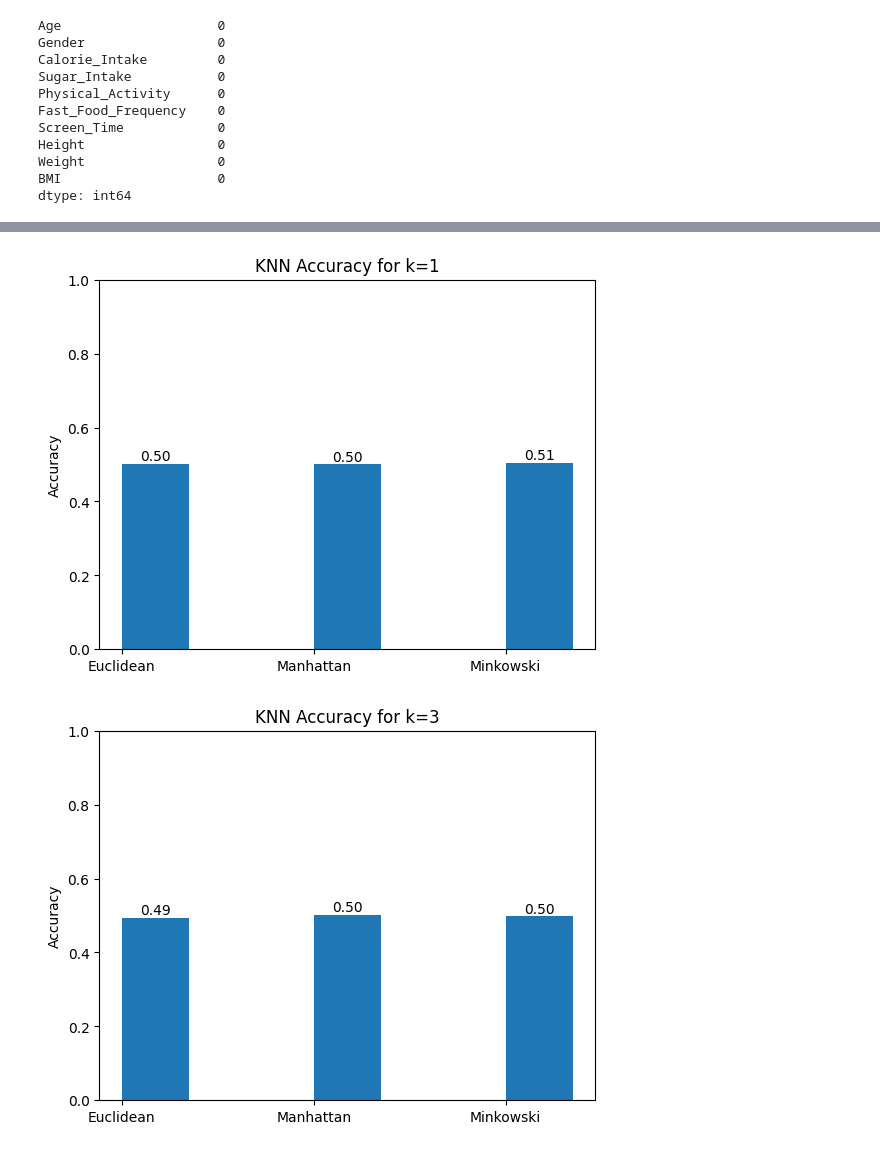
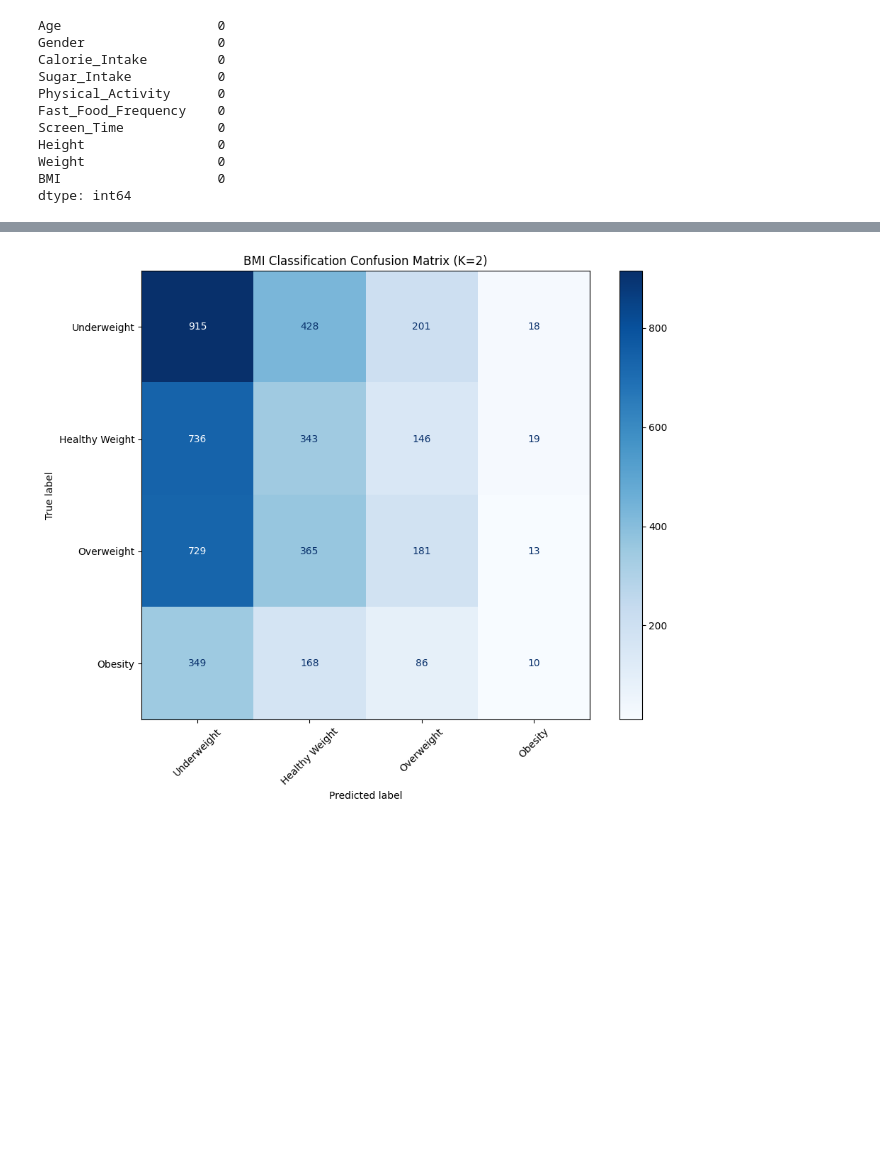
Before and after one commit to amir-haji/ML-Datathon1, a Jupyter notebook: Datathon1.ipynb, the cells around one changed output, grey strips where cells are left out. Cells and saved outputs as stored; diff of their text form; code cells hidden in the pictures; blank space fills up the shorter version.

```diff
--- a/Datathon1.ipynb
+++ b/Datathon1.ipynb
@@ -66,3 +72,8 @@ Height                 0
 Weight                 0
 BMI                    0
 dtype: int64
+# %%
+bins = [0, 18.5, 25, 30, 100]
+labels = ['Underweight', 'Healthy Weight', 'Overweight', 'Obesity']
+data['BMI_Group'] = pd.cut(data['BMI'], bins=bins, labels=labels, right=False)
+y = data['BMI_Group']
@@ -72,6 +93,3 @@ data['Gender'] = le.fit_transform(data['Gender'])
 
 X = data[['Age', 'Gender', 'Calorie_Intake', 'Sugar_Intake', 'Physical_Activity',
        'Fast_Food_Frequency', 'Screen_Time']]
-
-bmi = data['BMI']
-y = (bmi > np.median(bmi)).astype(int)
@@ -154,4 +104,0 @@ weighted avg       0.25      0.50      0.33      4707
-# %%
-with open('knn_acc_results.json', 'w') as f:
-    f.write(json.dumps(acc_results))
-    f.close()
@@ -157,0 +150,5 @@ with open('knn_acc_results.json', 'w') as f:
+# %%
+knn_final = KNeighborsClassifier(n_neighbors=best_k)
+knn_final.fit(X_train, y_train)
+
+y_pred = knn_final.predict(X_test)
@@ -158,33 +180,16 @@ with open('knn_acc_results.json', 'w') as f:
 # %%
-# plot hist of train and test accuracy for different k and distance metrics
-# plot train and test hist next to each other separately for each k
-# show the nums with 2 decimal points on top of each bar
-
-import matplotlib.pyplot as plt
-
-# Plotting the results
-for k in acc_results.keys():
-    # train_acc = [acc_results[k][metric]['train_acc'] for metric in ['euclidean', 'manhattan', 'minkowski']]
-    test_acc = [acc_results[k][metric]['test_acc'] for metric in ['euclidean', 'manhattan', 'minkowski']]
-
-    x = np.arange(len(test_acc))
-    width = 0.35
-    fig, ax = plt.subplots()
-    bars1 = ax.bar(x + width/2, test_acc, width, label='Test Accuracy')
-
-    ax.set_ylabel('Accuracy')
-    ax.set_title(f'KNN Accuracy for k={k}')
-    ax.set_xticks(x)
-    ax.set_xticklabels(['Euclidean', 'Manhattan', 'Minkowski'])
-    # ax.legend(loc='best')
-
-    for bar in bars1:
-        height = bar.get_height()
-        ax.text(bar.get_x() + bar.get_width()/2., height,
-                f'{height:.2f}',
-                ha='center', va='bottom')
-    plt.ylim(0, 1)
-    plt.show()
+fig, ax = plt.subplots(figsize=(10, 8))
+disp = ConfusionMatrixDisplay.from_estimator(
+    knn_final,
+    X_test,
+    y_test,
+    display_labels=labels,
+    cmap='Blues',
+    xticks_rotation=45,
+    ax=ax
+)
+plt.title(f'BMI Classification Confusion Matrix (K={best_k})')
+plt.tight_layout()
+plt.show()
 # %% [output]
-[figure, old version]
+[figure, new version]
-[figure, removed]
```
Also changed, not shown: parts of 8 cells of this notebook.
